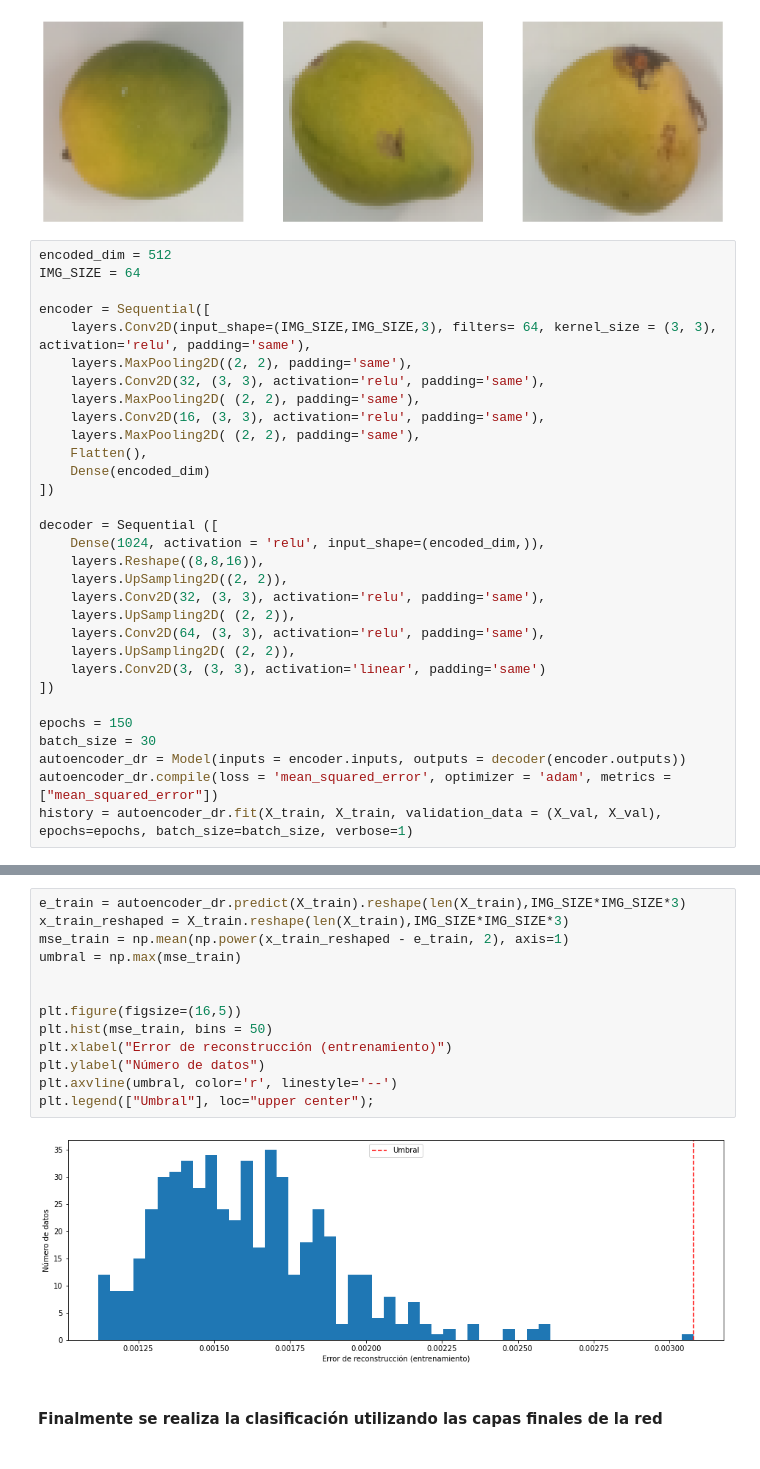
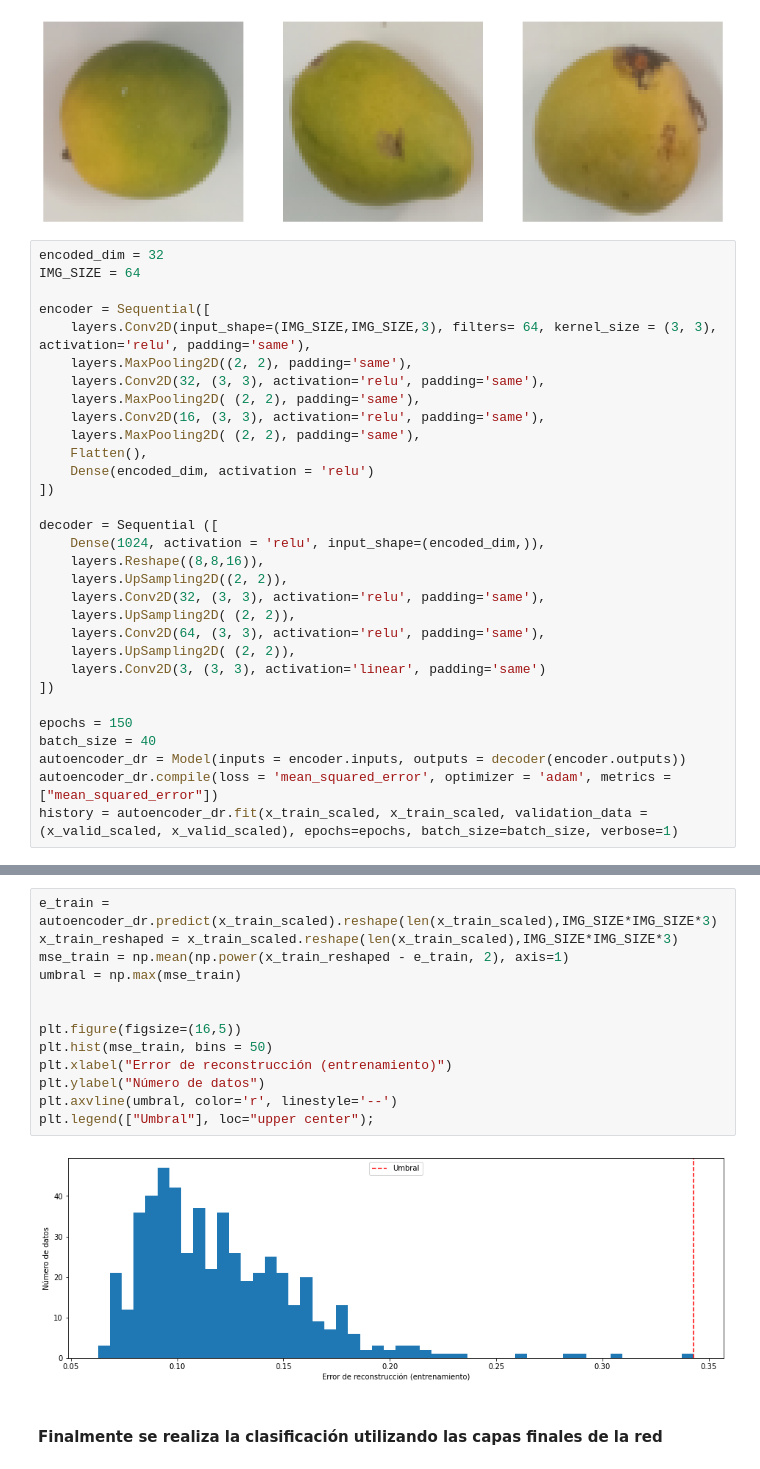
Before and after one commit to vidaldani/MangoGrading, a Jupyter notebook: FaultDetection.ipynb, the cells around one changed output, grey strips where cells are left out. Drawn from its saved outputs; the diff is of its cells as text.

```diff
--- a/FaultDetection.ipynb
+++ b/FaultDetection.ipynb
@@ -204,7 +204,7 @@ test_target = tf.keras.utils.to_categorical(t_test)
 43
 [figure]
 # %%
-encoded_dim = 512
+encoded_dim = 32
 IMG_SIZE = 64
 
 encoder = Sequential([
@@ -215,7 +215,7 @@ encoder = Sequential([
     layers.Conv2D(16, (3, 3), activation='relu', padding='same'),
     layers.MaxPooling2D( (2, 2), padding='same'),
     Flatten(),
-    Dense(encoded_dim)
+    Dense(encoded_dim, activation = 'relu')
 ])
 
 decoder = Sequential ([
@@ -230,8 +230,8 @@ decoder = Sequential ([
 ])
 
 epochs = 150
-batch_size = 30
+batch_size = 40
 autoencoder_dr = Model(inputs = encoder.inputs, outputs = decoder(encoder.outputs))
 autoencoder_dr.compile(loss = 'mean_squared_error', optimizer = 'adam', metrics = ["mean_squared_error"])
-history = autoencoder_dr.fit(X_train, X_train, validation_data = (X_val, X_val), epochs=epochs, batch_size=batch_size, verbose=1)
+history = autoencoder_dr.fit(x_train_scaled, x_train_scaled, validation_data = (x_valid_scaled, x_valid_scaled), epochs=epochs, batch_size=batch_size, verbose=1)
 # %% [output]
@@ -250,18 +250,18 @@ plt.show()
 # %%
-e_train = autoencoder_dr.predict(X_train).reshape(len(X_train),IMG_SIZE*IMG_SIZE*3)
-x_train_reshaped = X_train.reshape(len(X_train),IMG_SIZE*IMG_SIZE*3)
+e_train = autoencoder_dr.predict(x_train_scaled).reshape(len(x_train_scaled),IMG_SIZE*IMG_SIZE*3)
+x_train_reshaped = x_train_scaled.reshape(len(x_train_scaled),IMG_SIZE*IMG_SIZE*3)
 mse_train = np.mean(np.power(x_train_reshaped - e_train, 2), axis=1)
 umbral = np.max(mse_train)
 
 
 plt.figure(figsize=(16,5))
 plt.hist(mse_train, bins = 50)
 plt.xlabel("Error de reconstrucción (entrenamiento)")
 plt.ylabel("Número de datos")
 plt.axvline(umbral, color='r', linestyle='--')
 plt.legend(["Umbral"], loc="upper center");
 # %% [output]
-[figure, old version]
+[figure, new version]
 # %% [markdown]
 #### Finalmente se realiza la clasificación utilizando las capas finales de la red
 # %%
```
Also changed, not shown: parts of 3 cells of this notebook.
